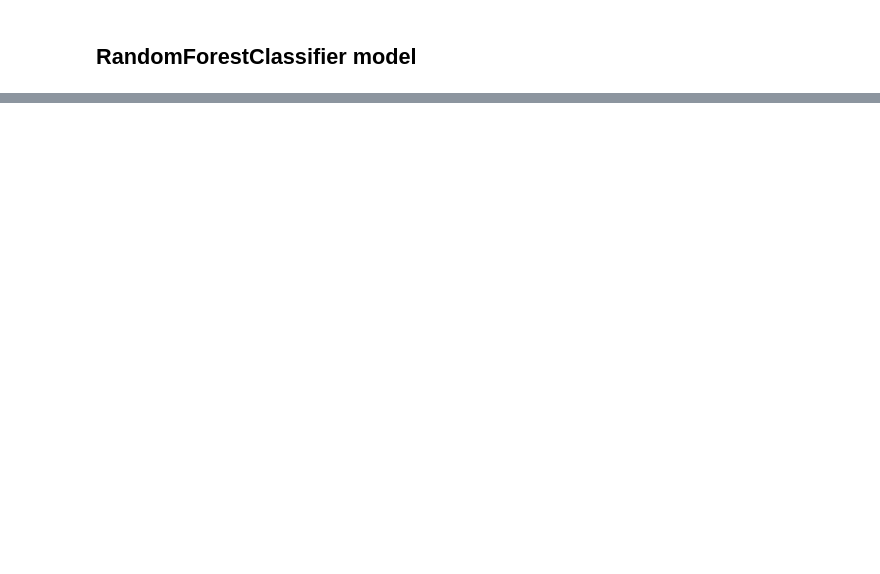
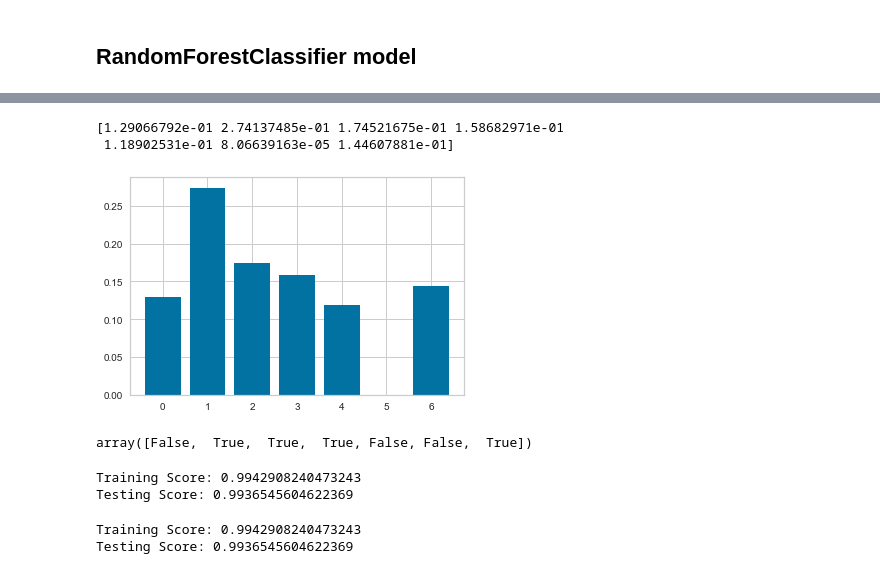
Before and after one commit to shohaha/ML-predicting-credit-risk, a Jupyter notebook: credit_risk_evaluator.ipynb, the cells around one changed output, grey strips where cells are left out. Cells and saved outputs as stored; diff of their text form; code cells hidden in the pictures; blank space fills up the shorter version.

```diff
--- a/credit_risk_evaluator.ipynb
+++ b/credit_risk_evaluator.ipynb
@@ -122,0 +141,5 @@ weighted avg       0.99      0.99      0.99     19384
+# %%
+X_train, X_test, y_train, y_test = train_test_split(X, y, random_state=1)
+scaler = StandardScaler().fit(X_train)
+X_train_scaled = scaler.transform(X_train)
+X_test_scaled = scaler.transform(X_test)
@@ -122,0 +153,9 @@ weighted avg       0.99      0.99      0.99     19384
+# %%
+features = clf.feature_importances_
+print(features)
+plt.bar(x = range(len(features)), height=features)
+plt.show()
+# %% [output]
+[1.29066792e-01 2.74137485e-01 1.74521675e-01 1.58682971e-01
+ 1.18902531e-01 8.06639163e-05 1.44607881e-01]
+[figure, added]
@@ -122,0 +164,6 @@ weighted avg       0.99      0.99      0.99     19384
+# %%
+sel = SelectFromModel(clf)
+sel.fit(X_train_scaled, y_train)
+sel.get_support()
+# %% [output]
+array([False,  True,  True,  True, False, False,  True])
@@ -122,0 +175,14 @@ weighted avg       0.99      0.99      0.99     19384
+# %%
+clf = LogisticRegression().fit(X_train_scaled, y_train)
+print(f'Training Score: {clf.score(X_train_scaled, y_train)}')
+print(f'Testing Score: {clf.score(X_test_scaled, y_test)}')
+# %% [output]
+Training Score: 0.9942908240473243
+Testing Score: 0.9936545604622369
+# %%
+clf = LogisticRegression().fit(X_selected_train_scaled, y_train)
+print(f'Training Score: {clf.score(X_selected_train_scaled, y_train)}')
+print(f'Testing Score: {clf.score(X_selected_test_scaled, y_test)}')
+# %% [output]
+Training Score: 0.9942908240473243
+Testing Score: 0.9936545604622369
```
Also changed, not shown: parts of 5 cells of this notebook.
